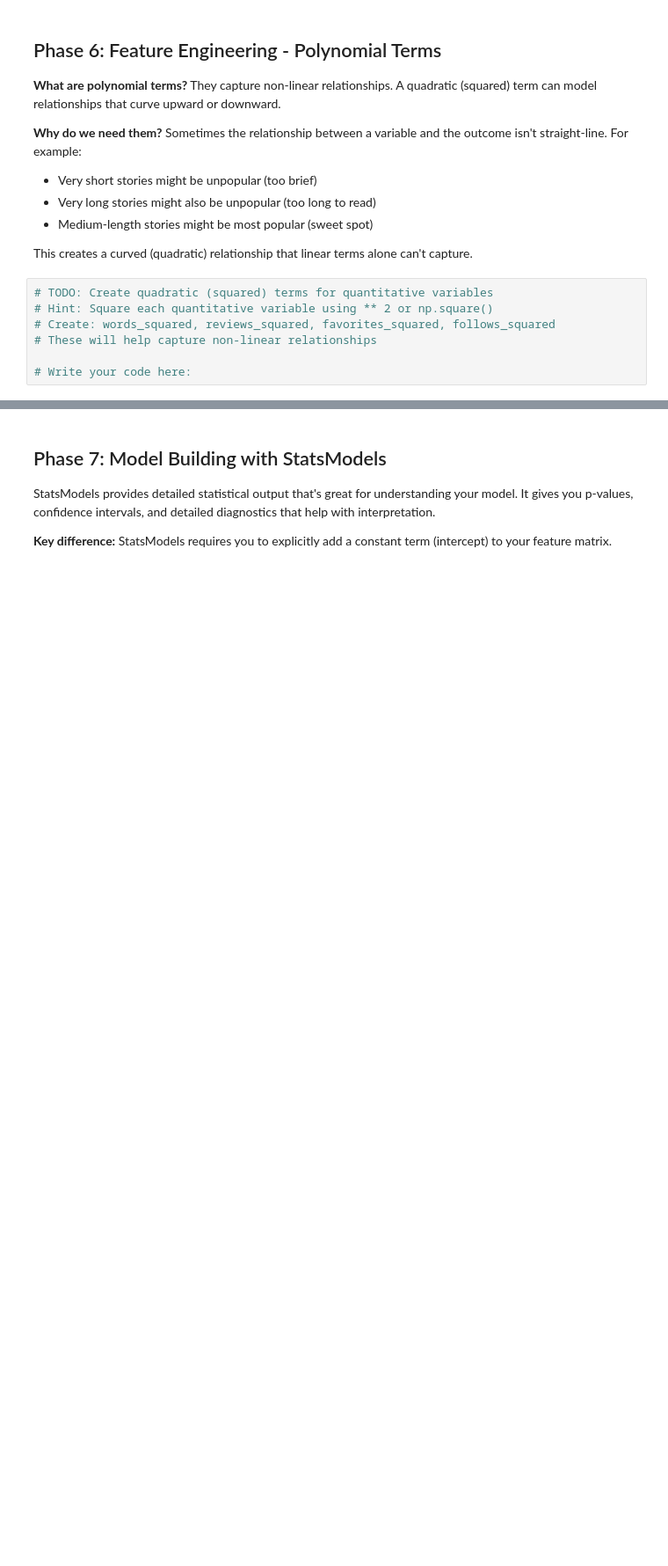
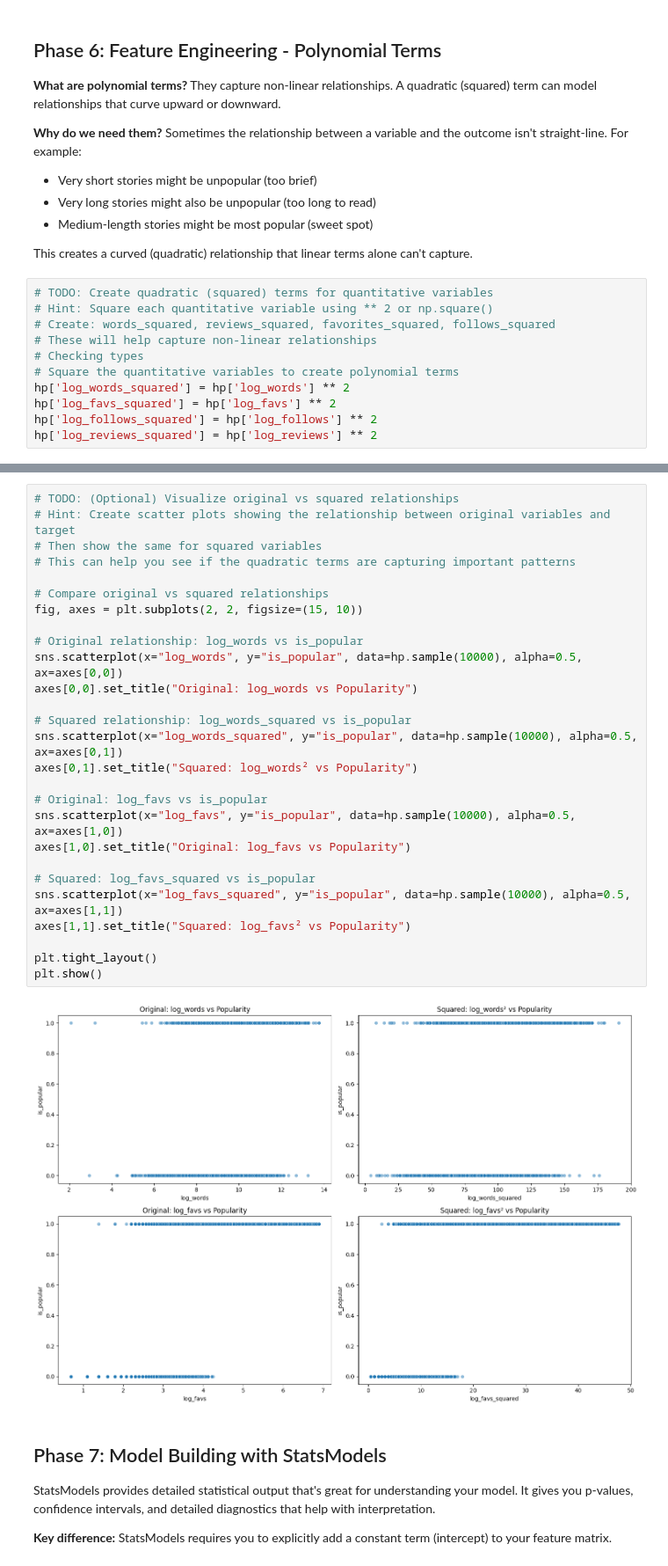
Before and after one commit to Tuminha/Harry-Potter, a Jupyter notebook: notebooks/harry_potter_logistic_regression.ipynb, the cells around one changed output, grey strips where cells are left out. Shown at 88% size. Drawn from its saved outputs; the diff is of its cells as text; blank space fills up the shorter version.

```diff
--- a/notebooks/harry_potter_logistic_regression.ipynb
+++ b/notebooks/harry_potter_logistic_regression.ipynb
@@ -689,5 +689,9 @@ This creates a curved (quadratic) relationship that linear terms alone can't cap
 # Hint: Square each quantitative variable using ** 2 or np.square()
 # Create: words_squared, reviews_squared, favorites_squared, follows_squared
 # These will help capture non-linear relationships
-
-# Write your code here:
+# Checking types
+# Square the quantitative variables to create polynomial terms
+hp['log_words_squared'] = hp['log_words'] ** 2
+hp['log_favs_squared'] = hp['log_favs'] ** 2
+hp['log_follows_squared'] = hp['log_follows'] ** 2
+hp['log_reviews_squared'] = hp['log_reviews'] ** 2
@@ -701,3 +698,32 @@ This creates a curved (quadratic) relationship that linear terms alone can't cap
+# %%
+# TODO: (Optional) Visualize original vs squared relationships
+# Hint: Create scatter plots showing the relationship between original variables and target
+# Then show the same for squared variables
+# This can help you see if the quadratic terms are capturing important patterns
+
+# Compare original vs squared relationships
+fig, axes = plt.subplots(2, 2, figsize=(15, 10))
+
+# Original relationship: log_words vs is_popular
+sns.scatterplot(x="log_words", y="is_popular", data=hp.sample(10000), alpha=0.5, ax=axes[0,0])
+axes[0,0].set_title("Original: log_words vs Popularity")
+
+# Squared relationship: log_words_squared vs is_popular
+sns.scatterplot(x="log_words_squared", y="is_popular", data=hp.sample(10000), alpha=0.5, ax=axes[0,1])
+axes[0,1].set_title("Squared: log_words² vs Popularity")
+
+# Original: log_favs vs is_popular
+sns.scatterplot(x="log_favs", y="is_popular", data=hp.sample(10000), alpha=0.5, ax=axes[1,0])
+axes[1,0].set_title("Original: log_favs vs Popularity")
+
+# Squared: log_favs_squared vs is_popular
+sns.scatterplot(x="log_favs_squared", y="is_popular", data=hp.sample(10000), alpha=0.5, ax=axes[1,1])
+axes[1,1].set_title("Squared: log_favs² vs Popularity")
+
+plt.tight_layout()
+plt.show()
+# %% [output]
+[figure, added]
 # %% [markdown]
 ## Phase 7: Model Building with StatsModels
 
```
Also changed, not shown: parts of 10 cells of this notebook, 2 other files.
